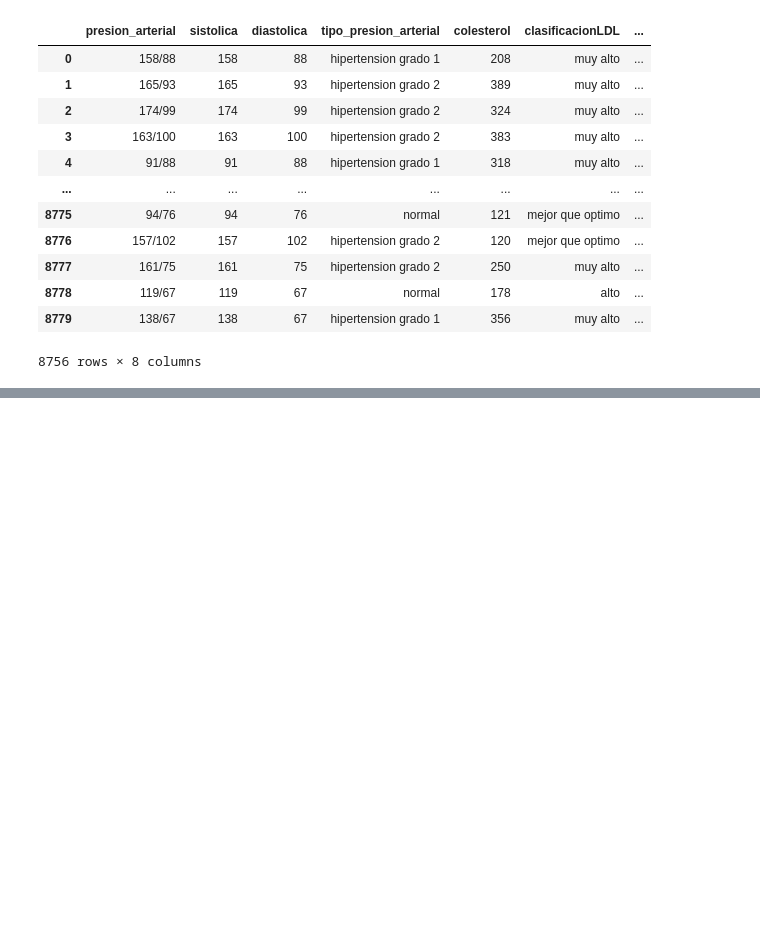
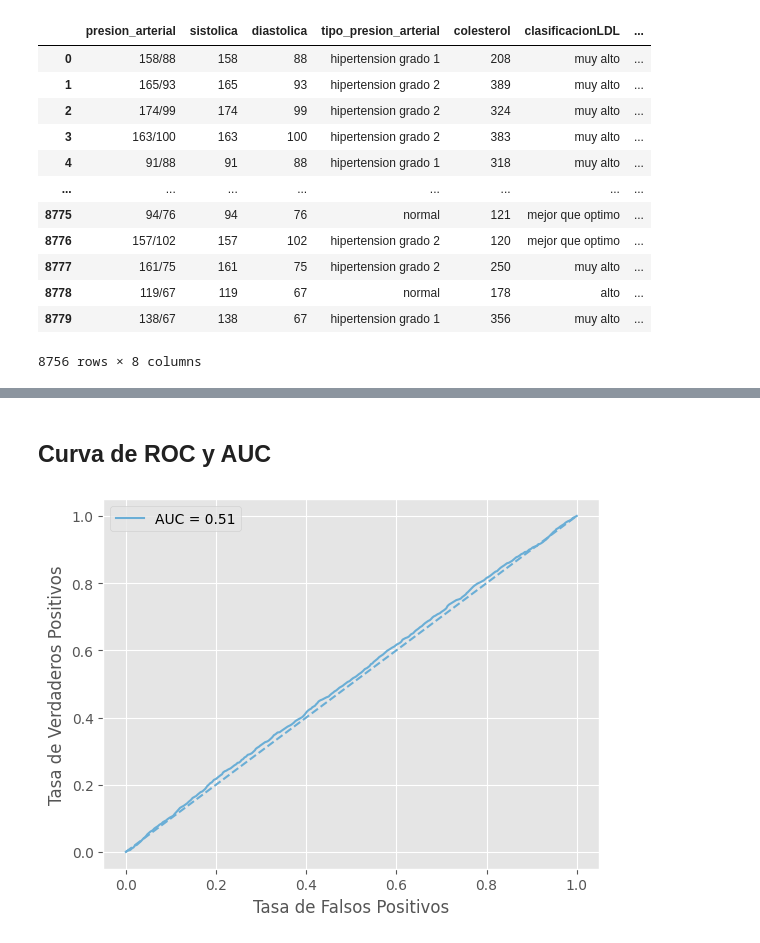
Before and after one commit to nueveonce/DS-Etapa-2-final, a Jupyter notebook: Proyecto_Final_Toledo_Roberto.ipynb, the cells around one changed output, grey strips where cells are left out. Drawn from its saved outputs; the diff is of its cells as text; code cells hidden in the pictures; blank space fills up the shorter version.

```diff
--- a/Proyecto_Final_Toledo_Roberto.ipynb
+++ b/Proyecto_Final_Toledo_Roberto.ipynb
@@ -902,0 +797,11 @@ print(coeficientes)
+# %%
+from sklearn.linear_model import LogisticRegression
+import numpy as np
+
+# Variable predictora (X) y objetivo (y)
+X = df[["colesterol"]]  # Variable numérica continua
+y = df["riesgo_infarto"]  # Variable binaria (0: no riesgo, 1: riesgo)
+
+# Modelo con balanceo de clases
+model = LogisticRegression(class_weight='balanced', random_state=42)
+model.fit(X, y)
@@ -902,0 +839,18 @@ print(coeficientes)
+# %% [markdown]
+## Curva de ROC y AUC
+# %%
+from sklearn.metrics import roc_auc_score, roc_curve
+import matplotlib.pyplot as plt
+
+y_proba = model.predict_proba(X)[:, 1]
+auc = roc_auc_score(y, y_proba)
+
+fpr, tpr, _ = roc_curve(y, y_proba)
+plt.plot(fpr, tpr, label=f"AUC = {auc:.2f}")
+plt.plot([0, 1], [0, 1], linestyle='--')
+plt.xlabel("Tasa de Falsos Positivos")
+plt.ylabel("Tasa de Verdaderos Positivos")
+plt.legend()
+plt.show()
+# %% [output]
+[figure, added]
```
Also changed, not shown: parts of 49 cells of this notebook.
